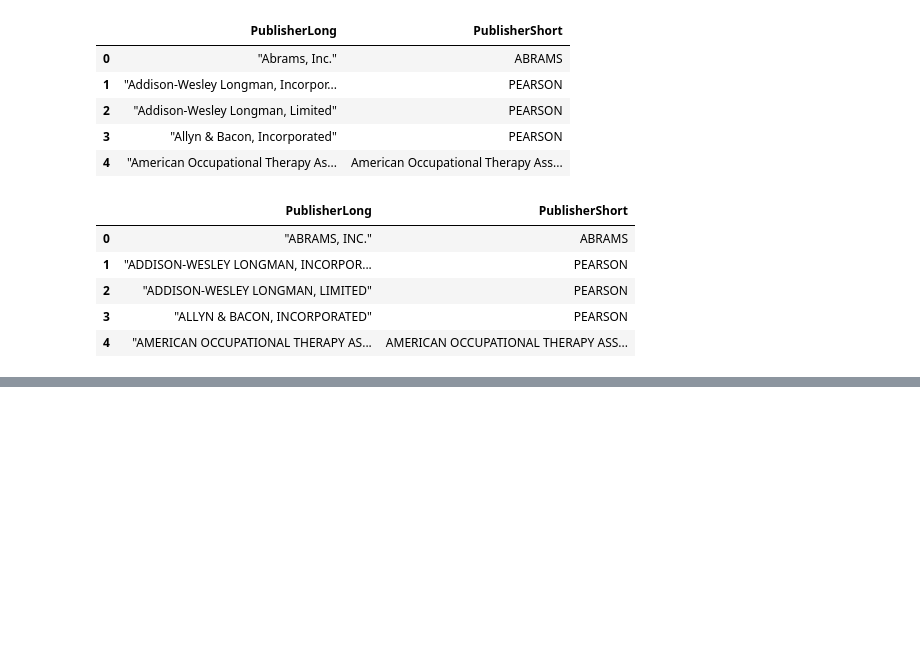
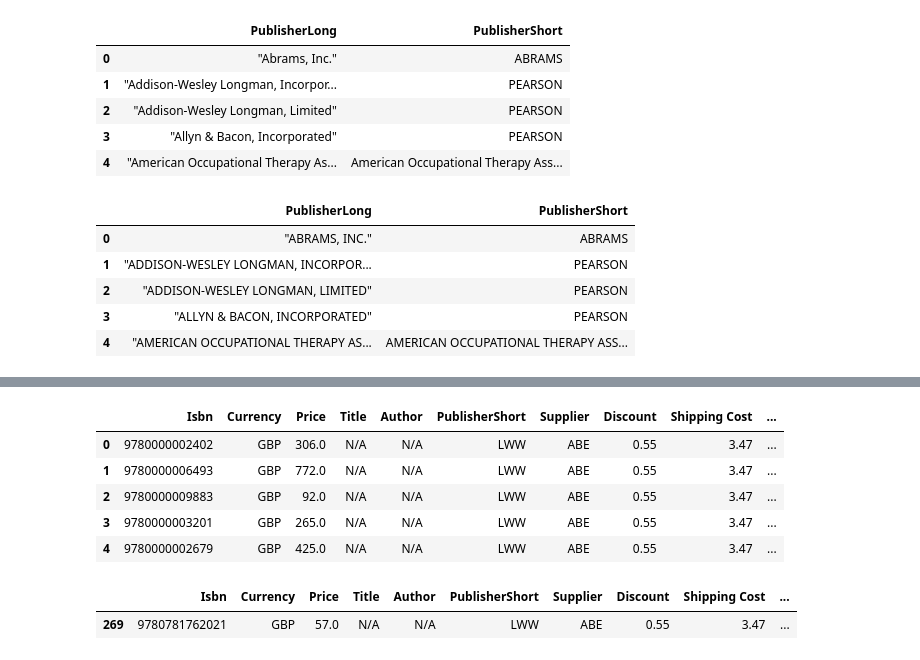
Before and after one commit to JoseRMatos/best_supplier, a Jupyter notebook: cost_analysis_ex.ipynb, the cells around one changed output, grey strips where cells are left out. Saved outputs shown, nothing was run; the diff lists cells and outputs as text; code cells hidden in the pictures; blank space fills up the shorter version.

```diff
--- a/cost_analysis_ex.ipynb
+++ b/cost_analysis_ex.ipynb
@@ -252,0 +332,16 @@ FileNotFoundError: [Errno 2] No such file or directory: '\\fsbx\\data\\Vendors\\
+# %%
+sup_list4['final_discount'] = np.where(sup_list4['DISCOUNT'].isna(), sup_list4['Discount'],sup_list4['DISCOUNT'])
+# %%
+sup_list4.head()
+# %% [output]
+|  | Isbn | Currency | Price | Title | Author | PublisherShort | Supplier | Discount | Shipping Cost | ... |
+| 0 | 9780000002402 | GBP | 306.0 | N/A | N/A | LWW | ABE | 0.55 | 3.47 | ... |
+| 1 | 9780000006493 | GBP | 772.0 | N/A | N/A | LWW | ABE | 0.55 | 3.47 | ... |
+| 2 | 9780000009883 | GBP | 92.0 | N/A | N/A | LWW | ABE | 0.55 | 3.47 | ... |
+| 3 | 9780000003201 | GBP | 265.0 | N/A | N/A | LWW | ABE | 0.55 | 3.47 | ... |
+| 4 | 9780000002679 | GBP | 425.0 | N/A | N/A | LWW | ABE | 0.55 | 3.47 | ... |
+# %%
+sup_list4[sup_list4['Isbn'] == '9780781762021']
+# %% [output]
+|  | Isbn | Currency | Price | Title | Author | PublisherShort | Supplier | Discount | Shipping Cost | ... |
+| 269 | 9780781762021 | GBP | 57.0 | N/A | N/A | LWW | ABE | 0.55 | 3.47 | ... |
```
Also changed, not shown: parts of 42 cells of this notebook.
